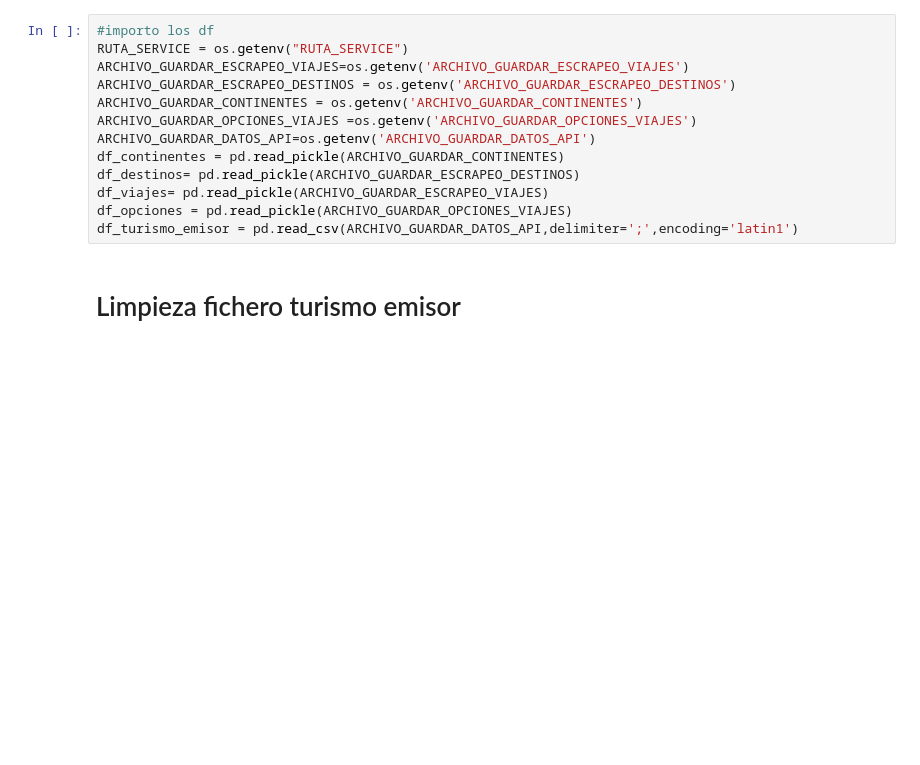
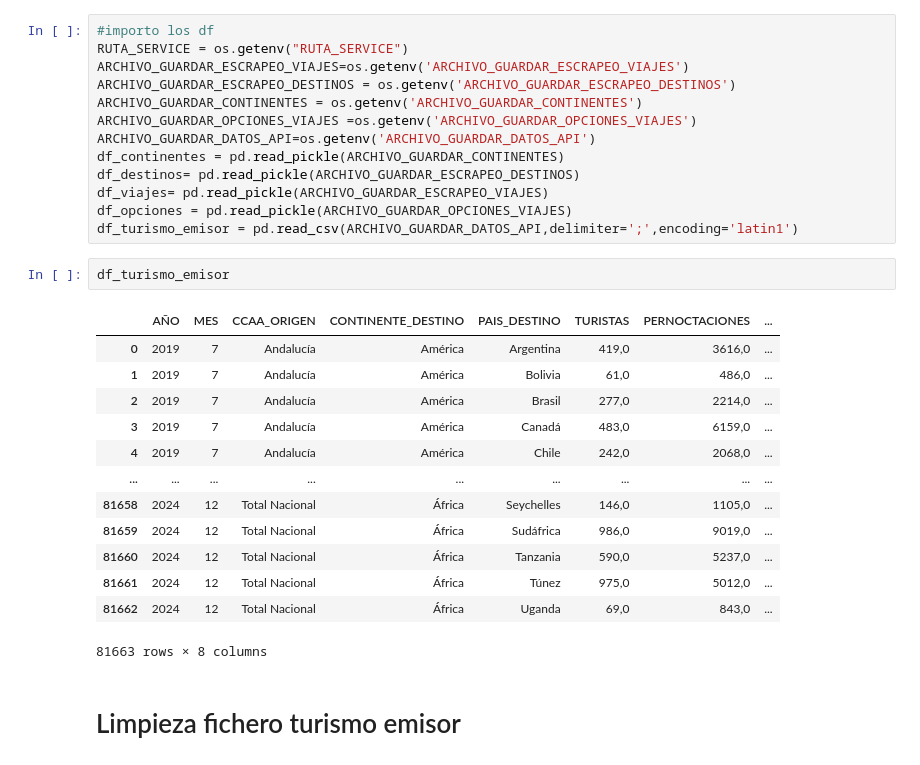
Before and after one commit to VanesaFloresRivera/Proyecto-Final, a Jupyter notebook: notebooks/transformación.ipynb, the cells around one changed output. Drawn from its saved outputs; the diff is of its cells as text; blank space fills up the shorter version.

```diff
--- a/notebooks/transformación.ipynb
+++ b/notebooks/transformación.ipynb
@@ -31,6 +31,22 @@ df_destinos= pd.read_pickle(ARCHIVO_GUARDAR_ESCRAPEO_DESTINOS)
 df_viajes= pd.read_pickle(ARCHIVO_GUARDAR_ESCRAPEO_VIAJES)
 df_opciones = pd.read_pickle(ARCHIVO_GUARDAR_OPCIONES_VIAJES)
 df_turismo_emisor = pd.read_csv(ARCHIVO_GUARDAR_DATOS_API,delimiter=';',encoding='latin1')
+# %%
+df_turismo_emisor
+# %% [output]
+|  | AÑO | MES | CCAA_ORIGEN | CONTINENTE_DESTINO | PAIS_DESTINO | TURISTAS | PERNOCTACIONES | ... |
+| 0 | 2019 | 7 | Andalucía | América | Argentina | 419,0 | 3616,0 | ... |
+| 1 | 2019 | 7 | Andalucía | América | Bolivia | 61,0 | 486,0 | ... |
+| 2 | 2019 | 7 | Andalucía | América | Brasil | 277,0 | 2214,0 | ... |
+| 3 | 2019 | 7 | Andalucía | América | Canadá | 483,0 | 6159,0 | ... |
+| 4 | 2019 | 7 | Andalucía | América | Chile | 242,0 | 2068,0 | ... |
+| ... | ... | ... | ... | ... | ... | ... | ... | ... |
+| 81658 | 2024 | 12 | Total Nacional | África | Seychelles | 146,0 | 1105,0 | ... |
+| 81659 | 2024 | 12 | Total Nacional | África | Sudáfrica | 986,0 | 9019,0 | ... |
+| 81660 | 2024 | 12 | Total Nacional | África | Tanzania | 590,0 | 5237,0 | ... |
+| 81661 | 2024 | 12 | Total Nacional | África | Túnez | 975,0 | 5012,0 | ... |
+| 81662 | 2024 | 12 | Total Nacional | África | Uganda | 69,0 | 843,0 | ... |
+81663 rows × 8 columns
 # %% [markdown]
 # Limpieza fichero turismo emisor
 # %%
```
Also changed, not shown: parts of 66 cells of this notebook, 17 other files.
